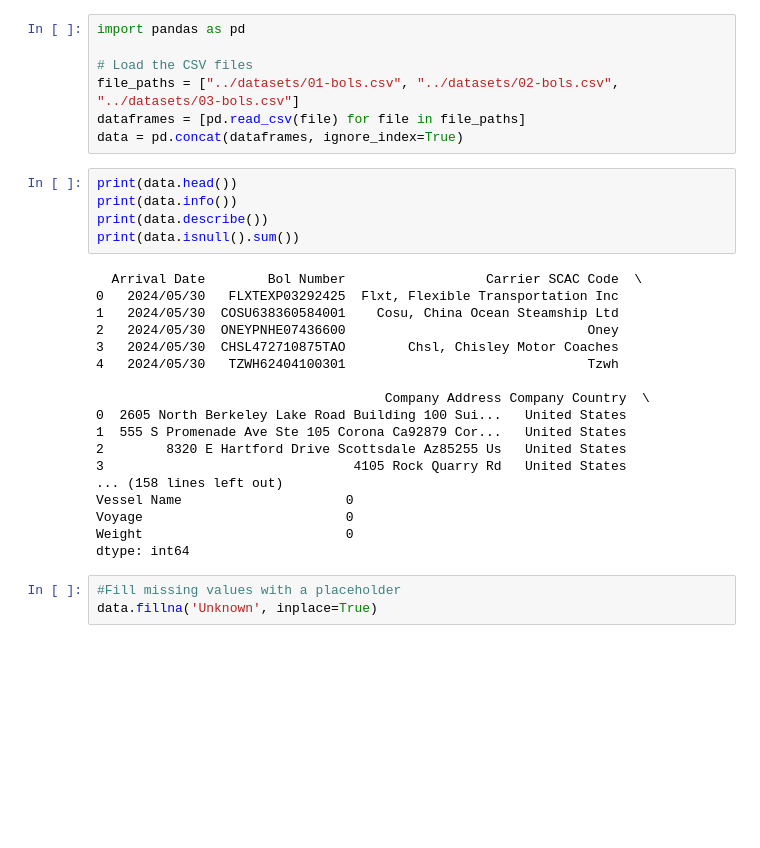
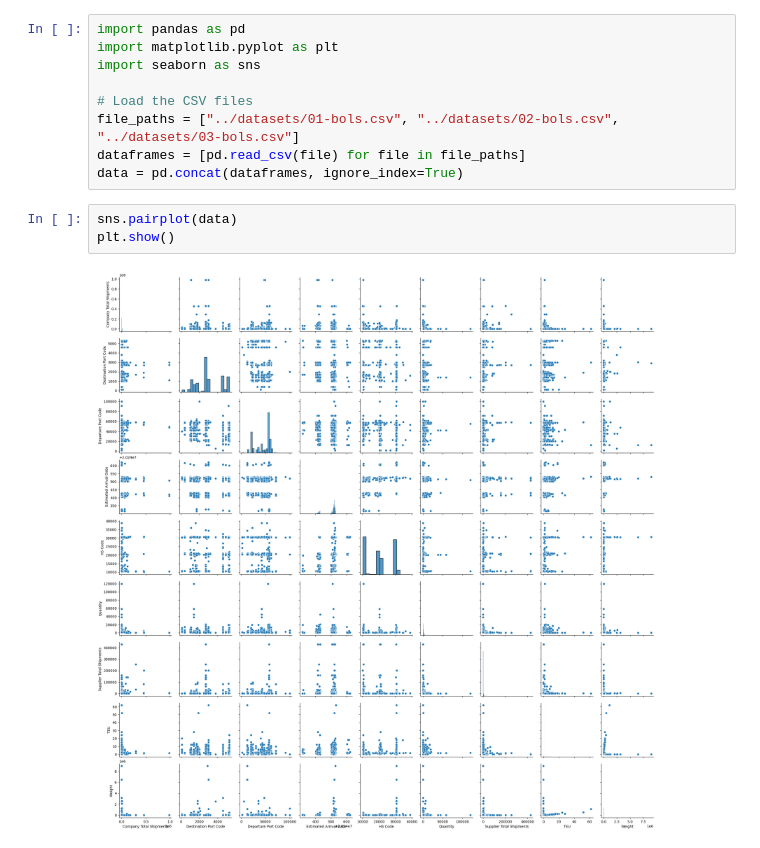
Before and after one commit to zayn2003/Resume-classification, a Jupyter notebook: model_files/main.ipynb, the cells around one changed output. Cells and saved outputs as stored; diff of their text form; blank space fills up the shorter version.

```diff
--- a/model_files/main.ipynb
+++ b/model_files/main.ipynb
@@ -1,33 +1,14 @@
 # %%
 import pandas as pd
+import matplotlib.pyplot as plt
+import seaborn as sns
 
 # Load the CSV files
 file_paths = ["../datasets/01-bols.csv", "../datasets/02-bols.csv", "../datasets/03-bols.csv"]
 dataframes = [pd.read_csv(file) for file in file_paths]
 data = pd.concat(dataframes, ignore_index=True)
-# %%
-print(data.head())
-print(data.info())
-print(data.describe())
-print(data.isnull().sum())
-# %% [output]
-  Arrival Date        Bol Number                  Carrier SCAC Code  \
-0   2024/05/30   FLXTEXP03292425  Flxt, Flexible Transportation Inc
-1   2024/05/30  COSU638360584001    Cosu, China Ocean Steamship Ltd
-2   2024/05/30  ONEYPNHE07436600                               Oney
-3   2024/05/30  CHSL472710875TAO        Chsl, Chisley Motor Coaches
-4   2024/05/30   TZWH62404100301                               Tzwh
-
-                                     Company Address Company Country  \
-0  2605 North Berkeley Lake Road Building 100 Sui...   United States
-1  555 S Promenade Ave Ste 105 Corona Ca92879 Cor...   United States
-2        8320 E Hartford Drive Scottsdale Az85255 Us   United States
-3                                4105 Rock Quarry Rd   United States
-... (158 lines left out)
-Vessel Name                     0
-Voyage                          0
-Weight                          0
-dtype: int64
-# %%
-#Fill missing values with a placeholder
-data.fillna('Unknown', inplace=True)
+# %%
+sns.pairplot(data)
+plt.show()
+# %% [output]
+[figure, added]
```
